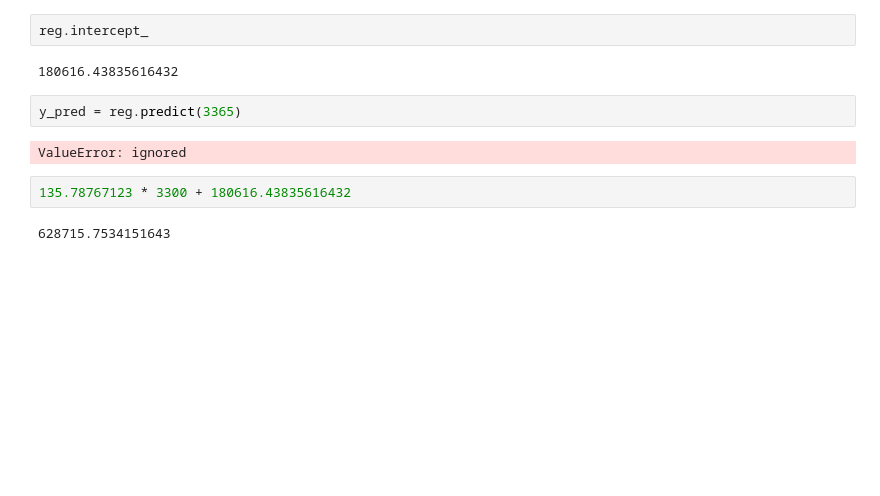
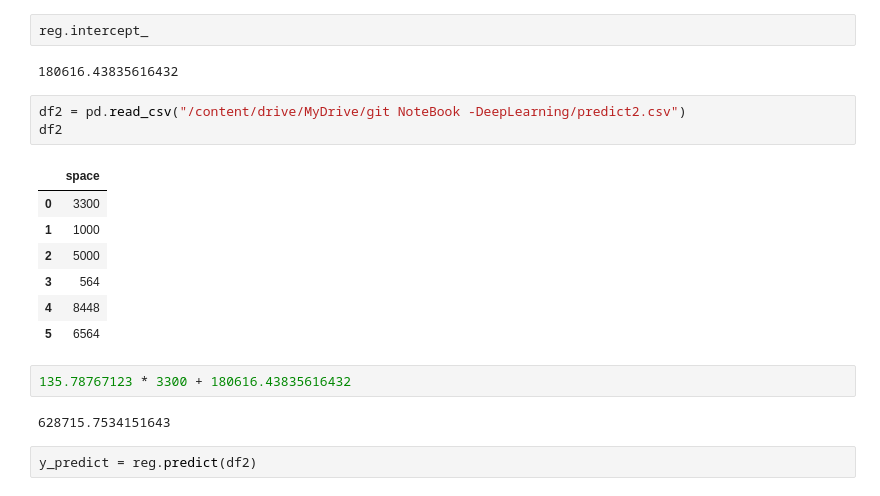
Before and after one commit to sagarpuniyani/Deep-learning, a Jupyter notebook: linearreg1.ipynb, the cells around one changed output. Drawn from its saved outputs; the diff is of its cells as text; blank space fills up the shorter version.

```diff
--- a/linearreg1.ipynb
+++ b/linearreg1.ipynb
@@ -56,11 +56,20 @@ array([135.78767123])
 reg.intercept_
 # %% [output]
 180616.43835616432
-# %%
-y_pred = reg.predict(3365)
-# %% [output]
-ValueError: ignored
+# %%
+df2 = pd.read_csv("/content/drive/MyDrive/git NoteBook -DeepLearning/predict2.csv")
+df2
+# %% [output]
+|  | space |
+| 0 | 3300 |
+| 1 | 1000 |
+| 2 | 5000 |
+| 3 | 564 |
+| 4 | 8448 |
+| 5 | 6564 |
 # %%
 135.78767123 * 3300 + 180616.43835616432
 # %% [output]
 628715.7534151643
+# %%
+y_predict = reg.predict(df2)
```
Also changed, not shown: parts of 1 cell of this notebook.
